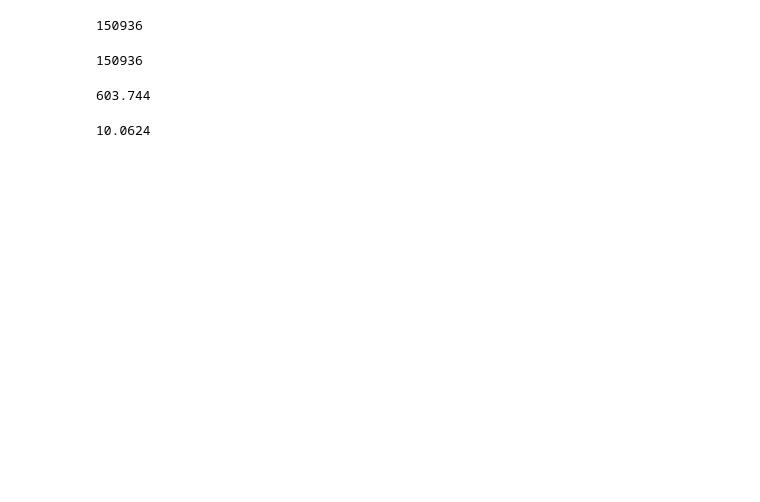
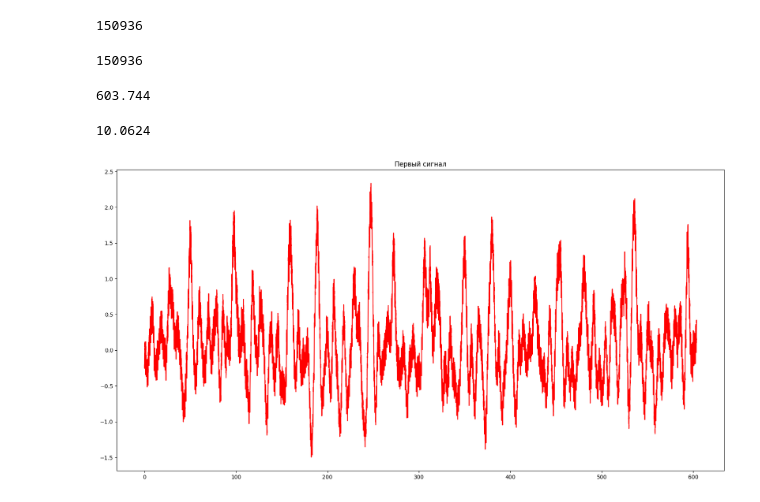
Before and after one commit to Mardvey-UMA/ssu_ml, a Jupyter notebook: task_03_heart/main.ipynb, the cells around one changed output. Cells and saved outputs as stored; diff of their text form; code cells hidden in the pictures; blank space fills up the shorter version.

```diff
--- a/task_03_heart/main.ipynb
+++ b/task_03_heart/main.ipynb
@@ -18,0 +10,3 @@ second_values = [float(x.replace('\n', '')) for x in second_values]
+# %%
+first_values = np.loadtxt("3.txt")
+second_values = np.loadtxt("9.txt")
@@ -32,3 +35,13 @@ print(150936 / 250)
 print(603.744 / 60)
 # %% [output]
 10.0624
+# %%
+time_first = np.arange(len(first_values)) / 250
+time_second = np.arange(len(second_values)) / 250
+# %%
+plt.figure(figsize=(20, 10))
+plt.plot(time_first, first_values, color = "red")
+plt.title('Первый сигнал')
+plt.show()
+# %% [output]
+[figure, added]
```
Also changed, not shown: parts of 28 cells of this notebook, 2 other files.
